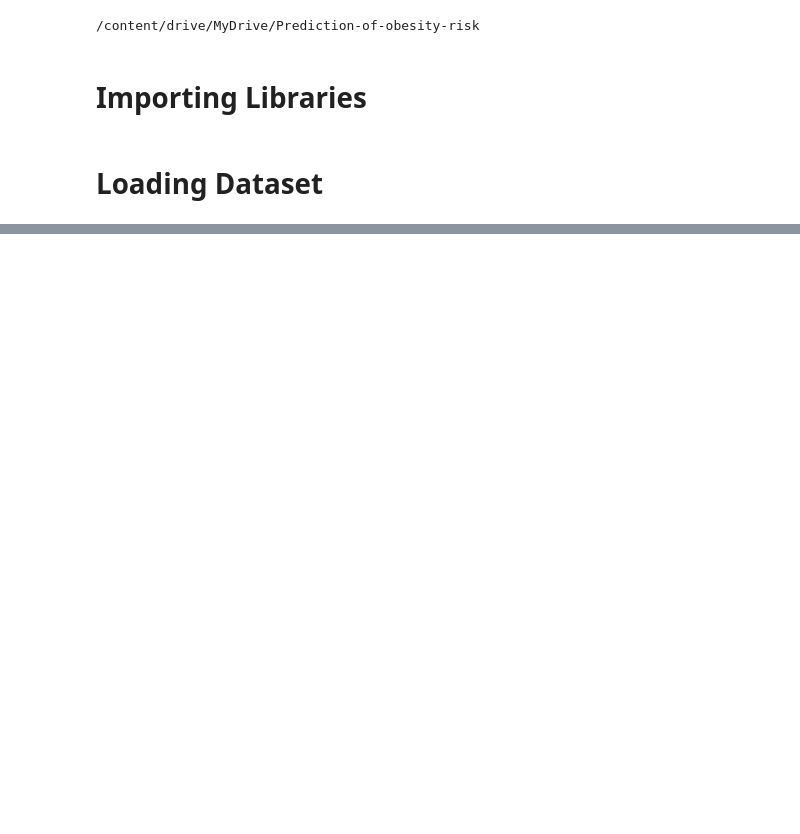
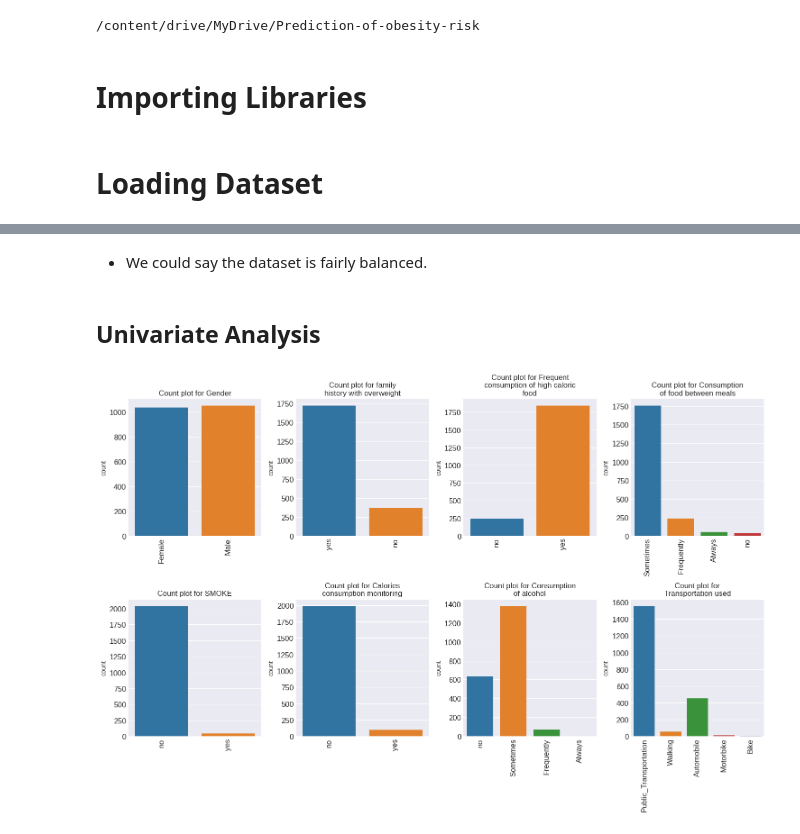
Before and after one commit to ArkaBarua173/Prediction-of-obesity-risk, a Jupyter notebook: Multi classification of obesity risk.ipynb, the cells around one changed output, grey strips where cells are left out. Cells and saved outputs as stored; diff of their text form; code cells hidden in the pictures; blank space fills up the shorter version.

```diff
--- a/Multi classification of obesity risk.ipynb
+++ b/Multi classification of obesity risk.ipynb
@@ -31,0 +141,8 @@ df.head()
+# %%
+# Making lists of numerical and categorical columns
+numerical_cols = [cname for cname in df.columns if df[cname].dtype in ['int64', 'float64']]
+categorical_cols = [cname for cname in df.columns if df[cname].dtype == "object"]
+
+# Printing numerical and categorical column lists
+print('Numerical Columns: ', numerical_cols)
+print('Categorical Columns: ', categorical_cols)
@@ -31,0 +206,30 @@ df.head()
+# %% [markdown]
+- We could say the dataset is fairly balanced.
+# %% [markdown]
+## Univariate Analysis
+# %%
+# Create a figure and subplots
+fig, axes = plt.subplots(nrows=2, ncols=4, figsize=(15, 10))
+
+# Flatten the axes array
+axes = axes.flatten()
+
+# Column description
+num_columns_desc = ['Gender', 'family history with overweight', 'Frequent consumption of high caloric food', 'Consumption of food between meals', 'SMOKE', 'Calories consumption monitoring',
+                'Consumption of alcohol', 'Transportation used']
+
+# Plot count plots for each column
+for i, column in enumerate(df[categorical_cols].drop(columns=['NObeyesdad']).columns):
+    sns.countplot(x=column, data=df, ax=axes[i], hue=column)
+    wrapped_title = '\n'.join(textwrap.wrap(f'Count plot for {num_columns_desc[i]}', width=27))
+    axes[i].set_title(wrapped_title)
+    axes[i].title.set_size(12)
+    axes[i].tick_params(axis='x', labelrotation=90)  # Set y-axis labels rotation angle
+    axes[i].tick_params(axis='both', which='major', labelsize=12)  # Set tick label font size
+    axes[i].set_xlabel('')
+
+# Adjust layout to prevent overlapping
+plt.tight_layout()
+plt.show()
+# %% [output]
+[figure, added]
```
Also changed, not shown: parts of 41 cells of this notebook.
